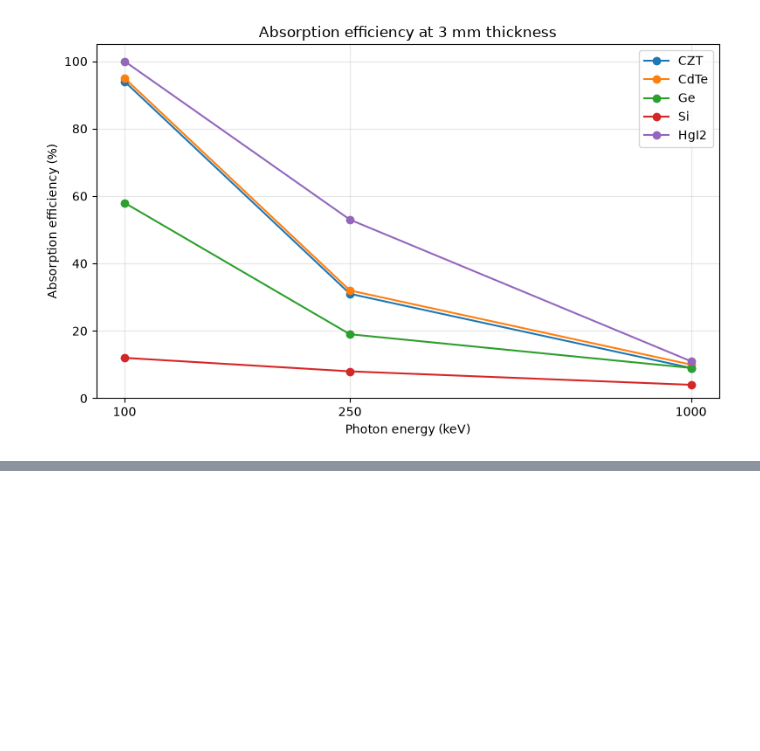
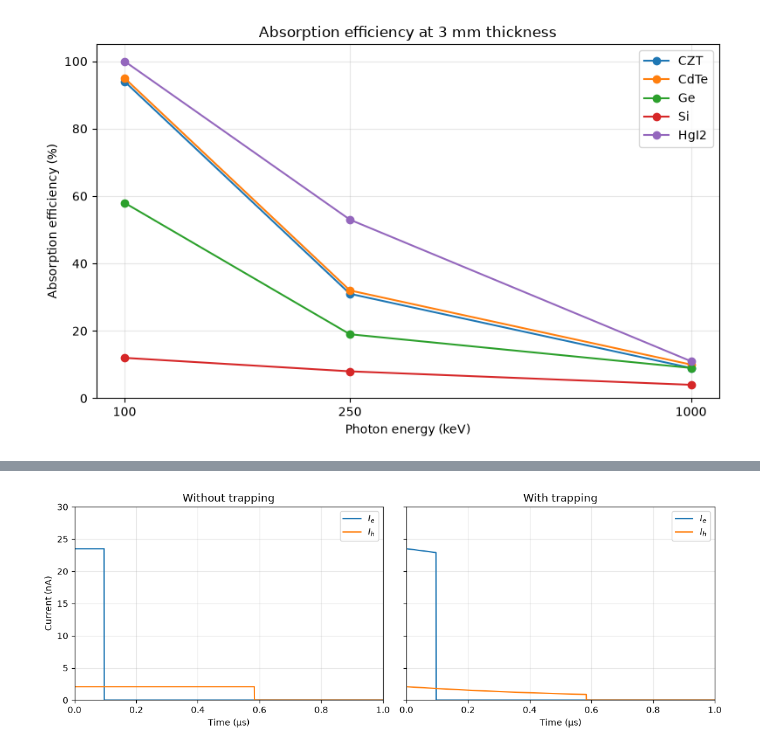
Before and after one commit to kaushh-bit/Exploring-Next-Gen-Hard-X-Ray-Detectors, a Jupyter notebook: czt char.ipynb, the cells around one changed output, grey strips where cells are left out. Cells and saved outputs as stored; diff of their text form; code cells hidden in the pictures; blank space fills up the shorter version.

```diff
--- a/czt char.ipynb
+++ b/czt char.ipynb
@@ -109,0 +111,41 @@ plt.show()
+# %%
+d = 0.2                  # cm (2 mm)
+V = 200                  # V
+E = V / d                # V/cm
+mu_e, mu_h = 1350, 120   # cm^2/V.s
+mut_e, mut_h = 5e-3, 8e-5   # cm^2/V
+tau_e, tau_h = mut_e/mu_e, mut_h/mu_h   # s
+
+W = 4.6                  # eV per pair
+E_ph = 100e3             # eV (100 keV)
+q = (E_ph / W) * 1.602e-19   # total charge of one carrier type (C)
+
+z = 0.07                 # interaction depth from cathode (cm), ~0.7 mm
+t_e_end = (d - z) / (mu_e * E)   # s
+t_h_end = z / (mu_h * E)         # s
+
+t = np.linspace(0, 1e-6, 2000)   # 0 to 1 µs
+
+def current(t, mu, t_end, tau=None):
+    i = q * mu * E / d * (t < t_end)
+    if tau is not None:
+        i = i * np.exp(-t / tau)
+    return i * 1e9   # nA
+
+fig, axes = plt.subplots(1, 2, figsize=(11, 4), sharey=True)
+for ax, trap, title in zip(axes, [False, True], ["Without trapping", "With trapping"]):
+    ie = current(t, mu_e, t_e_end, tau_e if trap else None)
+    ih = current(t, mu_h, t_h_end, tau_h if trap else None)
+    ax.plot(t*1e6, ie, label="$I_e$")
+    ax.plot(t*1e6, ih, label="$I_h$")
+    ax.set_xlabel("Time (µs)")
+    ax.set_title(title)
+    ax.set_xlim(0, 1)
+    ax.set_ylim(0, 30)
+    ax.grid(alpha=0.3)
+    ax.legend()
+axes[0].set_ylabel("Current (nA)")
+plt.tight_layout()
+plt.show()
+# %% [output]
+[figure, added]
```
Also changed, not shown: parts of 2 cells of this notebook, 3 other files.
